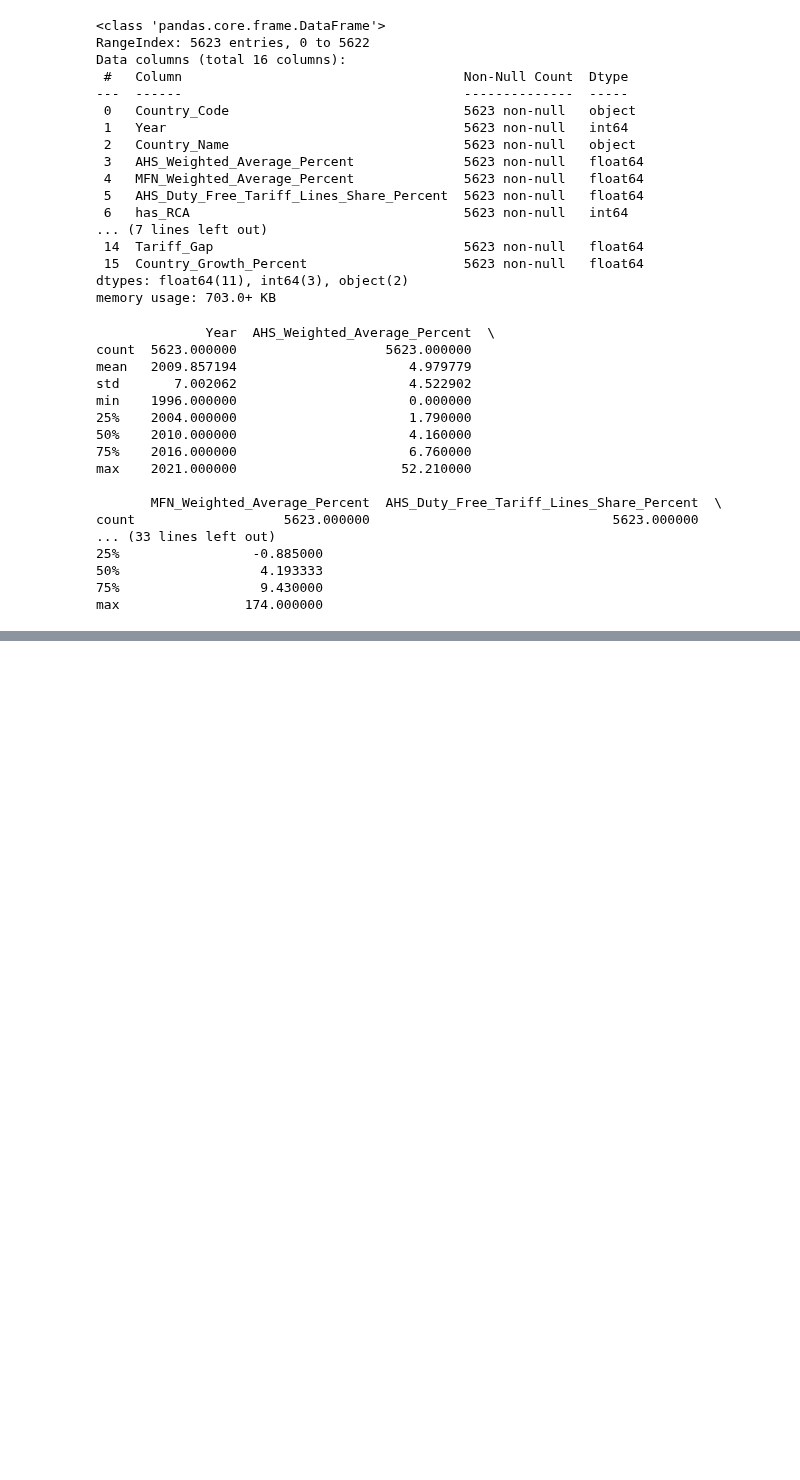
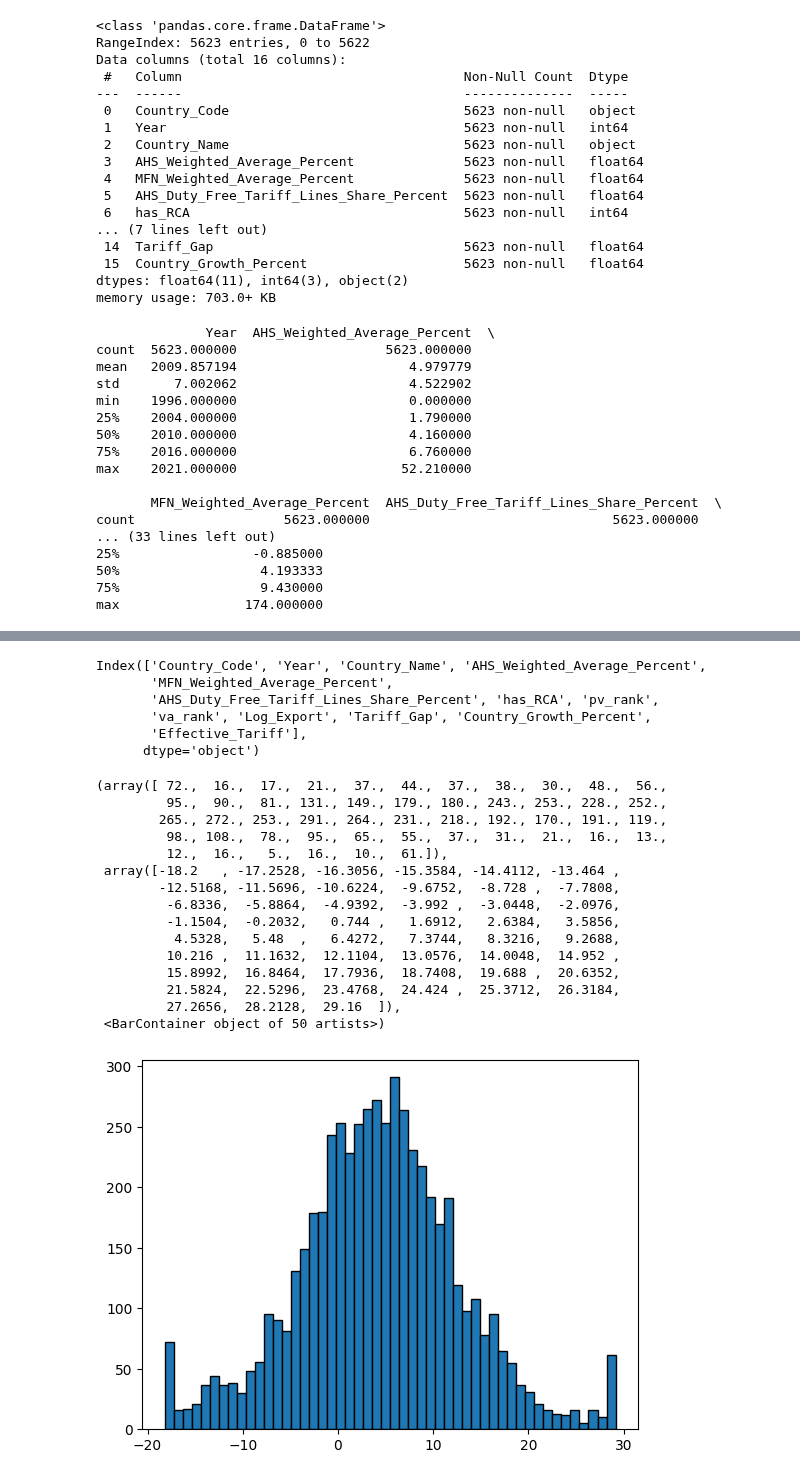
Before and after one commit to fountainhead-2207/DS111, a Jupyter notebook: notebooks/FE_pipeline.ipynb, the cells around one changed output, grey strips where cells are left out. Cells and saved outputs as stored; diff of their text form; code cells hidden in the pictures; blank space fills up the shorter version.

```diff
--- a/notebooks/FE_pipeline.ipynb
+++ b/notebooks/FE_pipeline.ipynb
@@ -181,0 +253,28 @@ df.shape
+# %%
+df.columns
+# %% [output]
+Index(['Country_Code', 'Year', 'Country_Name', 'AHS_Weighted_Average_Percent',
+       'MFN_Weighted_Average_Percent',
+       'AHS_Duty_Free_Tariff_Lines_Share_Percent', 'has_RCA', 'pv_rank',
+       'va_rank', 'Log_Export', 'Tariff_Gap', 'Country_Growth_Percent',
+       'Effective_Tariff'],
+      dtype='object')
+# %%
+plt.hist(df['Country_Growth_Percent'], bins=50, edgecolor='black')
+# %% [output]
+(array([ 72.,  16.,  17.,  21.,  37.,  44.,  37.,  38.,  30.,  48.,  56.,
+         95.,  90.,  81., 131., 149., 179., 180., 243., 253., 228., 252.,
+        265., 272., 253., 291., 264., 231., 218., 192., 170., 191., 119.,
+         98., 108.,  78.,  95.,  65.,  55.,  37.,  31.,  21.,  16.,  13.,
+         12.,  16.,   5.,  16.,  10.,  61.]),
+ array([-18.2   , -17.2528, -16.3056, -15.3584, -14.4112, -13.464 ,
+        -12.5168, -11.5696, -10.6224,  -9.6752,  -8.728 ,  -7.7808,
+         -6.8336,  -5.8864,  -4.9392,  -3.992 ,  -3.0448,  -2.0976,
+         -1.1504,  -0.2032,   0.744 ,   1.6912,   2.6384,   3.5856,
+          4.5328,   5.48  ,   6.4272,   7.3744,   8.3216,   9.2688,
+         10.216 ,  11.1632,  12.1104,  13.0576,  14.0048,  14.952 ,
+         15.8992,  16.8464,  17.7936,  18.7408,  19.688 ,  20.6352,
+         21.5824,  22.5296,  23.4768,  24.424 ,  25.3712,  26.3184,
+         27.2656,  28.2128,  29.16  ]),
+ <BarContainer object of 50 artists>)
+[figure, added]
```
Also changed, not shown: parts of 15 cells of this notebook, 1 other file.
